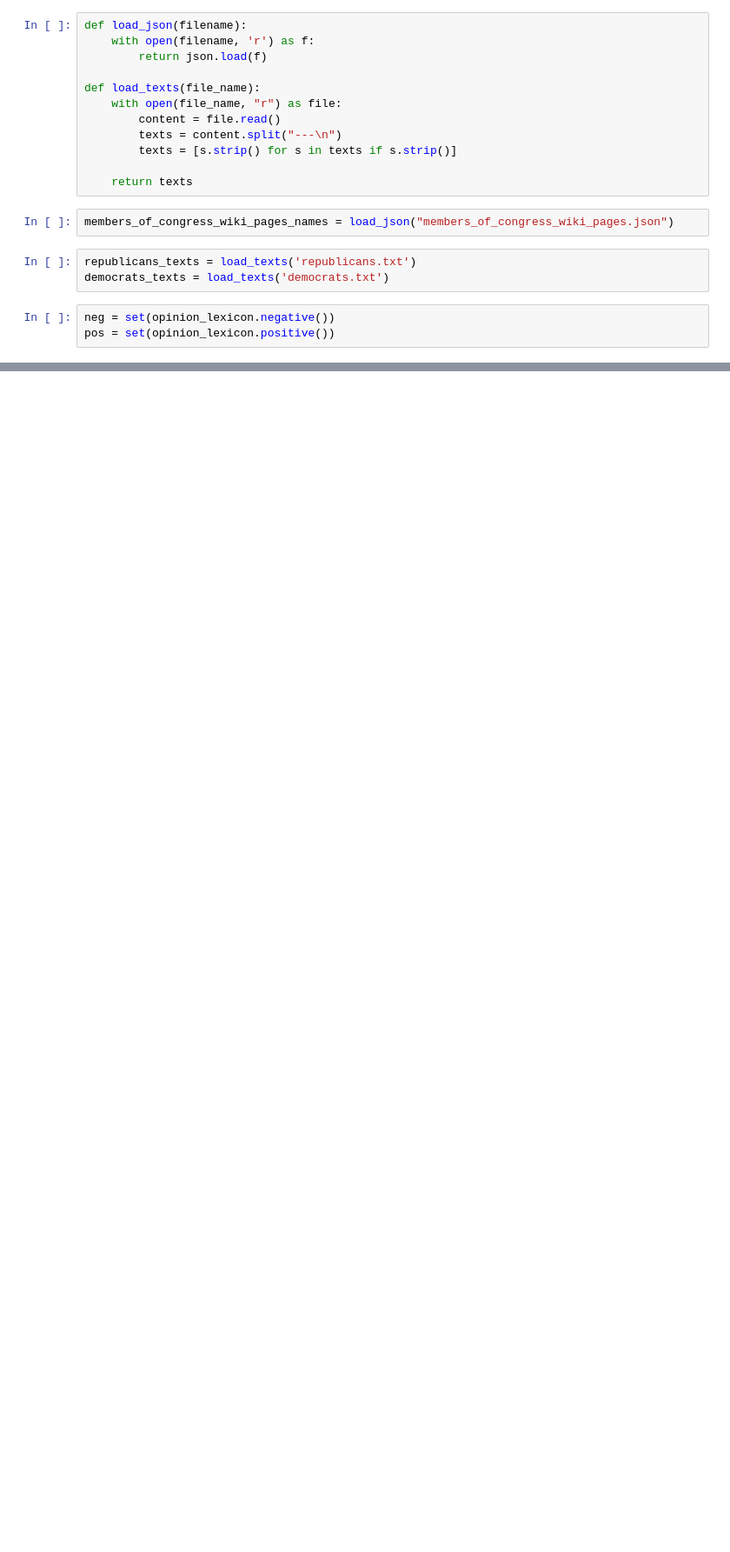
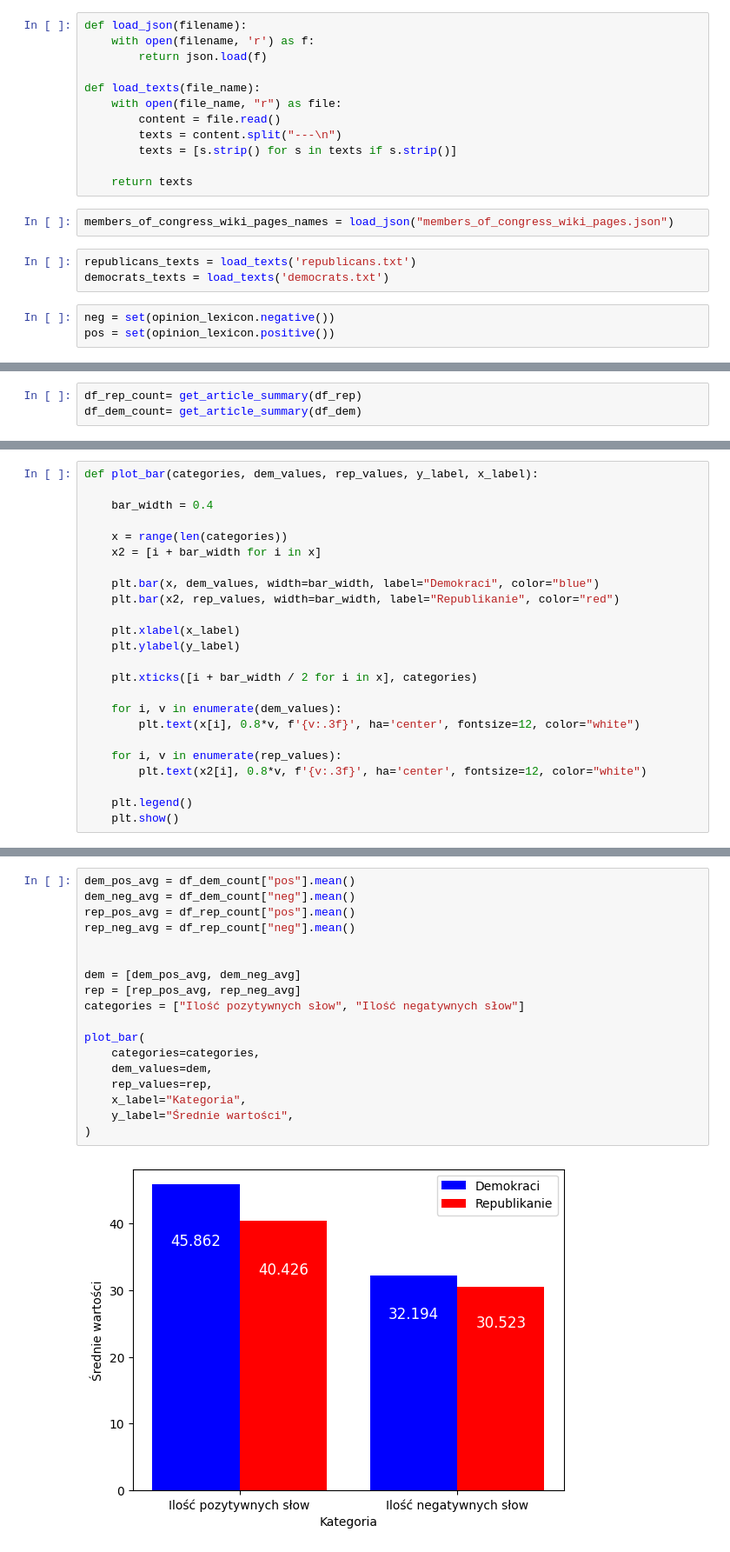
Before and after one commit to ficnawode/TEXT-Projekt, a Jupyter notebook: analysis.ipynb, the cells around one changed output, grey strips where cells are left out. Shown at 87% size. Drawn from its saved outputs; the diff is of its cells as text; blank space fills up the shorter version.

```diff
--- a/analysis.ipynb
+++ b/analysis.ipynb
@@ -141,0 +58,3 @@ print(df_rep_count['pos'].sum()/df_rep_count['neg'].sum())
+# %%
+df_rep_count= get_article_summary(df_rep)
+df_dem_count= get_article_summary(df_dem)
@@ -141,0 +99,24 @@ print(df_rep_count['pos'].sum()/df_rep_count['neg'].sum())
+# %%
+def plot_bar(categories, dem_values, rep_values, y_label, x_label):
+
+    bar_width = 0.4
+
+    x = range(len(categories))
+    x2 = [i + bar_width for i in x]
+
+    plt.bar(x, dem_values, width=bar_width, label="Demokraci", color="blue")
+    plt.bar(x2, rep_values, width=bar_width, label="Republikanie", color="red")
+
+    plt.xlabel(x_label)
+    plt.ylabel(y_label)
+
+    plt.xticks([i + bar_width / 2 for i in x], categories)
+
+    for i, v in enumerate(dem_values):
+        plt.text(x[i], 0.8*v, f'{v:.3f}', ha='center', fontsize=12, color="white")
+
+    for i, v in enumerate(rep_values):
+        plt.text(x2[i], 0.8*v, f'{v:.3f}', ha='center', fontsize=12, color="white")
+
+    plt.legend()
+    plt.show()
@@ -141,0 +137,20 @@ print(df_rep_count['pos'].sum()/df_rep_count['neg'].sum())
+# %%
+dem_pos_avg = df_dem_count["pos"].mean()
+dem_neg_avg = df_dem_count["neg"].mean()
+rep_pos_avg = df_rep_count["pos"].mean()
+rep_neg_avg = df_rep_count["neg"].mean()
+
+
+dem = [dem_pos_avg, dem_neg_avg]
+rep = [rep_pos_avg, rep_neg_avg]
+categories = ["Ilość pozytywnych słow", "Ilość negatywnych słow"]
+
+plot_bar(
+    categories=categories,
+    dem_values=dem,
+    rep_values=rep,
+    x_label="Kategoria",
+    y_label="Średnie wartości",
+)
+# %% [output]
+[figure, added]
```
Also changed, not shown: parts of 40 cells of this notebook, 1 other file.
